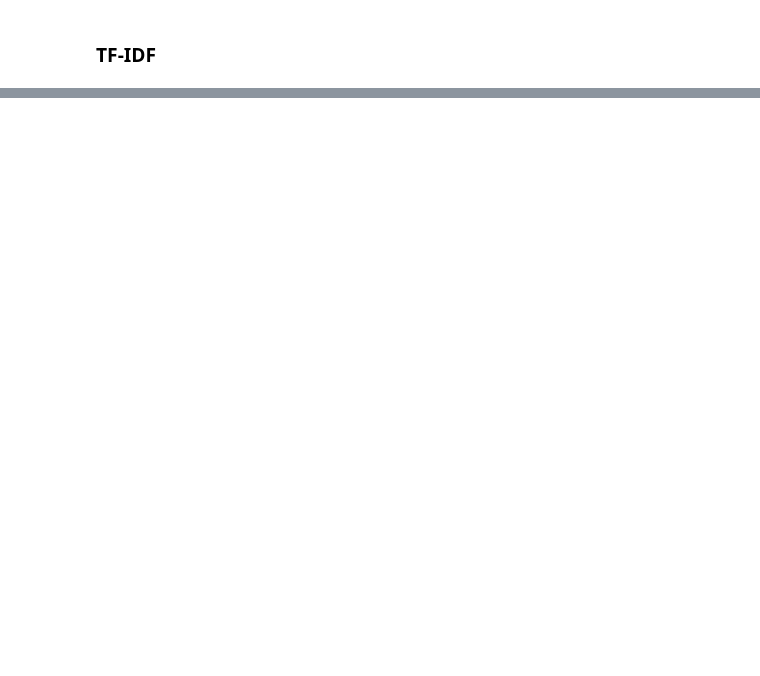
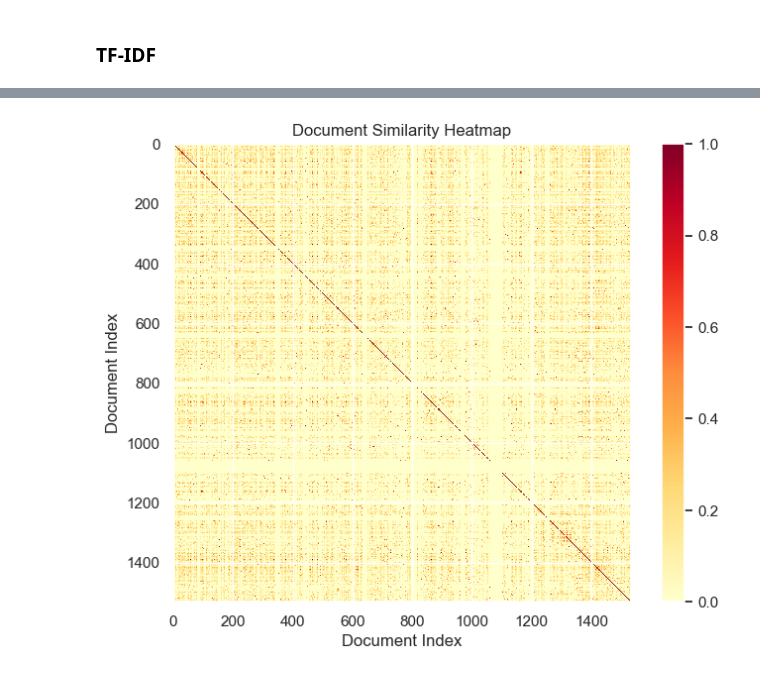
Before and after one commit to 0xThurling/programming-languages-report, a Jupyter notebook: Project.ipynb, the cells around one changed output, grey strips where cells are left out. Saved outputs shown, nothing was run; the diff lists cells and outputs as text; code cells hidden in the pictures; blank space fills up the shorter version.

```diff
--- a/Project.ipynb
+++ b/Project.ipynb
@@ -759,0 +851,11 @@ plt.show()
+# %%
+# Create heatmap
+plt.figure(figsize=(8, 6))
+plt.imshow(similarity_matrix, interpolation='nearest', cmap='YlOrRd')
+plt.colorbar()
+plt.title('Document Similarity Heatmap')
+plt.xlabel('Document Index')
+plt.ylabel('Document Index')
+plt.show()
+# %% [output]
+[figure, added]
```
Also changed, not shown: parts of 23 cells of this notebook.
